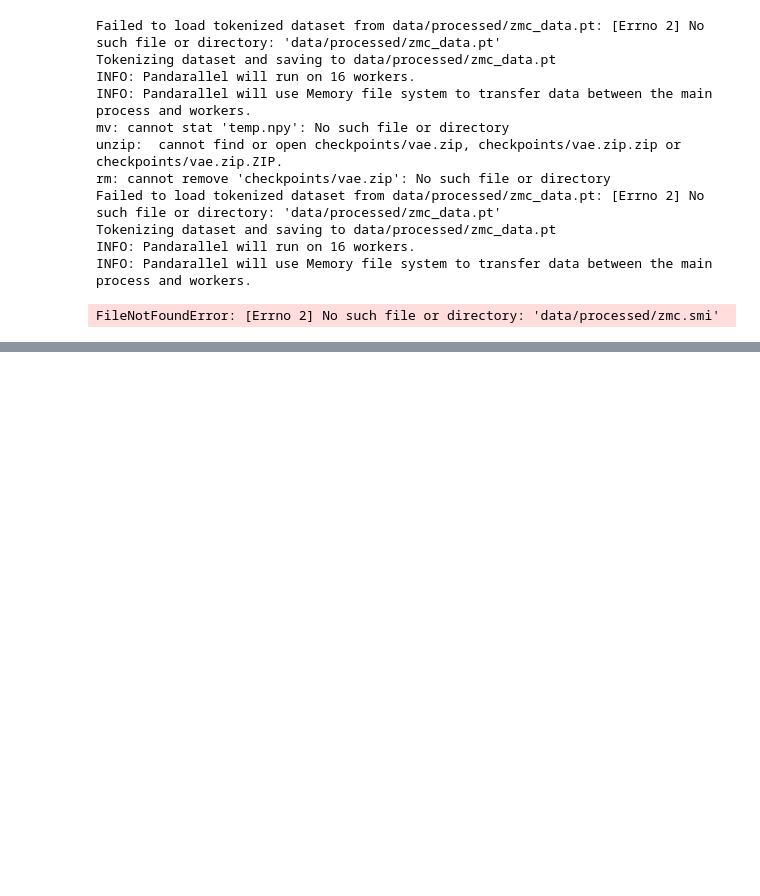
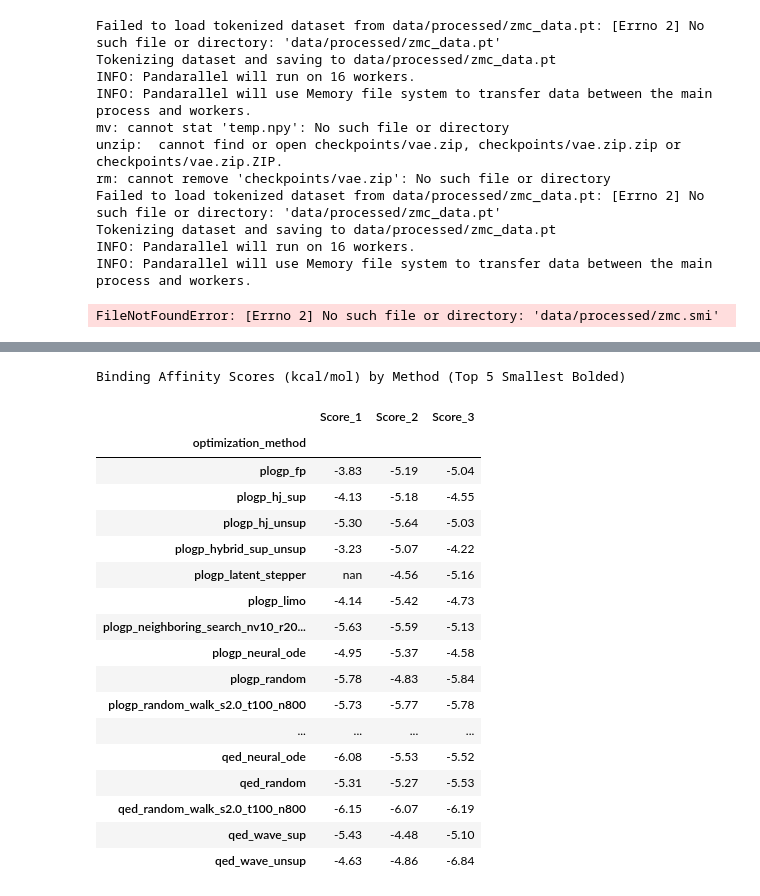
Before and after one commit to apostolhskouk/moldecular_biology_dsit, a Jupyter notebook: deliverable.ipynb, the cells around one changed output, grey strips where cells are left out. Cells and saved outputs as stored; diff of their text form; code cells hidden in the pictures; blank space fills up the shorter version.

Commit message:
add binding

```diff
--- a/deliverable.ipynb
+++ b/deliverable.ipynb
@@ -2002,0 +2136,40 @@ print('')
+# %%
+import pandas as pd
+import numpy as np
+
+OUTPUT_CSV = 'results.csv'
+results_df = pd.read_csv(OUTPUT_CSV)
+results_df['molecule_num'] = results_df.groupby('optimization_method').cumcount()
+pivot_df = results_df.pivot(index='optimization_method', columns='molecule_num', values='binding_affinity')
+pivot_df.columns = [f'Score_{i+1}' for i in pivot_df.columns]
+
+cutoff = np.partition(pivot_df.values.flatten(), 5)[5]
+
+def highlight_top5_smallest(val):
+    return 'font-weight: bold' if val <= cutoff else ''
+
+styled_df = pivot_df.style.applymap(highlight_top5_smallest)\
+                            .format("{:.2f}")\
+                            .set_caption("Binding Affinity Scores (kcal/mol) by Method (Top 5 Smallest Bolded)")
+
+styled_df
+# %% [output]
+Binding Affinity Scores (kcal/mol) by Method (Top 5 Smallest Bolded)
+|  | Score_1 | Score_2 | Score_3 |
+| optimization_method |  |  |  |
+| plogp_fp | -3.83 | -5.19 | -5.04 |
+| plogp_hj_sup | -4.13 | -5.18 | -4.55 |
+| plogp_hj_unsup | -5.30 | -5.64 | -5.03 |
+| plogp_hybrid_sup_unsup | -3.23 | -5.07 | -4.22 |
+| plogp_latent_stepper | nan | -4.56 | -5.16 |
+| plogp_limo | -4.14 | -5.42 | -4.73 |
+| plogp_neighboring_search_nv10_r20... | -5.63 | -5.59 | -5.13 |
+| plogp_neural_ode | -4.95 | -5.37 | -4.58 |
+| plogp_random | -5.78 | -4.83 | -5.84 |
+| plogp_random_walk_s2.0_t100_n800 | -5.73 | -5.77 | -5.78 |
+| ... | ... | ... | ... |
+| qed_neural_ode | -6.08 | -5.53 | -5.52 |
+| qed_random | -5.31 | -5.27 | -5.53 |
+| qed_random_walk_s2.0_t100_n800 | -6.15 | -6.07 | -6.19 |
+| qed_wave_sup | -5.43 | -4.48 | -5.10 |
+| qed_wave_unsup | -4.63 | -4.86 | -6.84 |
```
Also changed, not shown: parts of 1 cell of this notebook.
